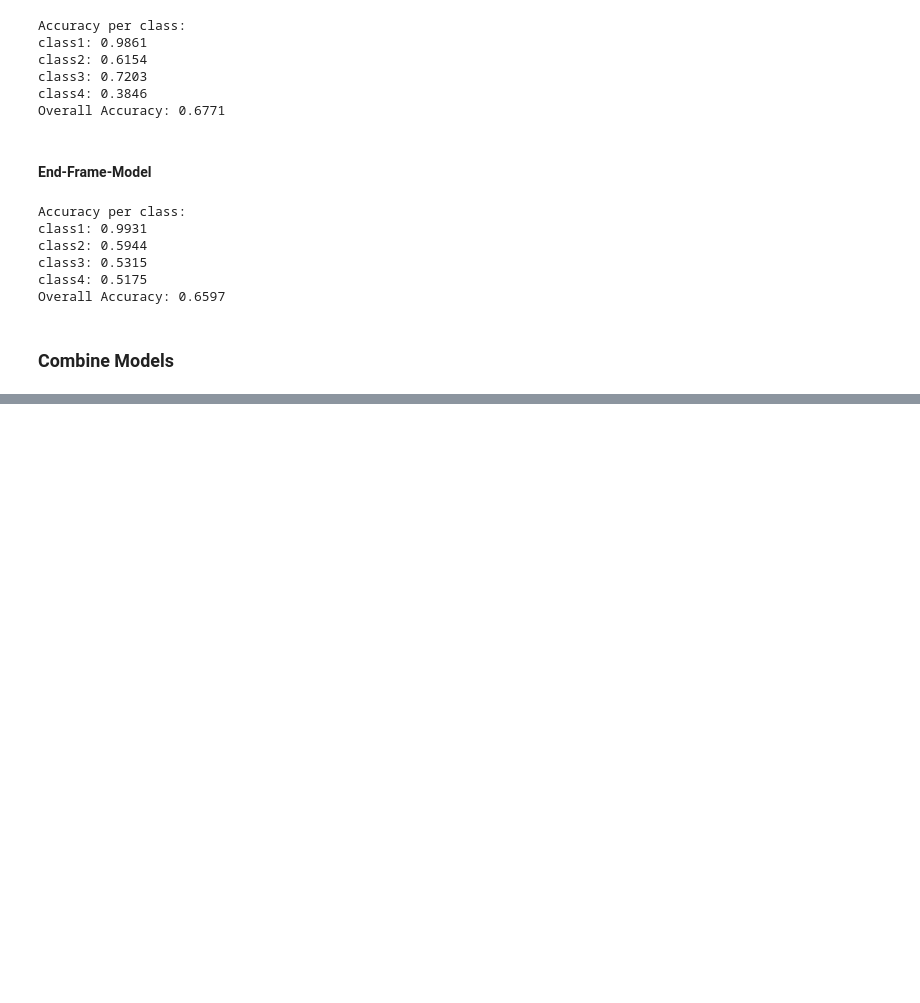
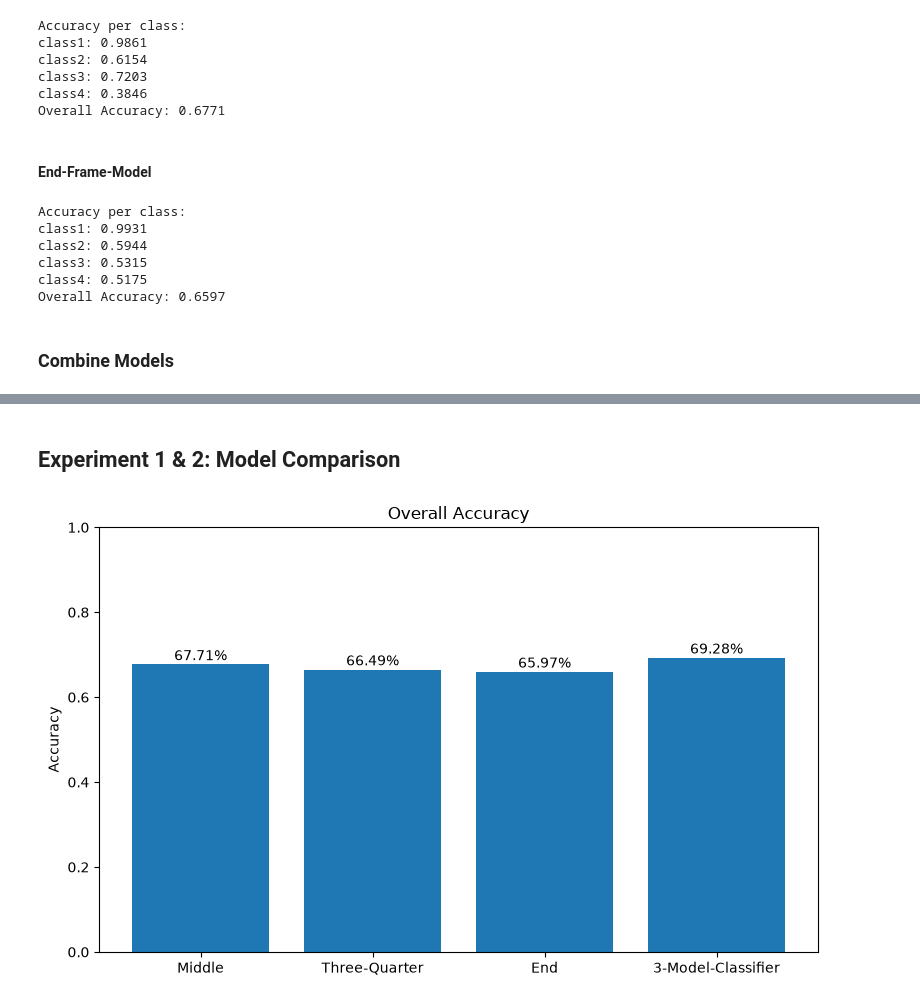
Before and after one commit to mschl7/action_recognition, a Jupyter notebook: main.ipynb, the cells around one changed output, grey strips where cells are left out. Cells and saved outputs as stored; diff of their text form; code cells hidden in the pictures; blank space fills up the shorter version.

```diff
--- a/main.ipynb
+++ b/main.ipynb
@@ -206,7 +208,7 @@ optimizer.load_state_dict(checkpoint["optimizer_model_three_quarter_state_dict"]
 model_three_quarter.to(device)
 
 #evaluate
-acc_classes_three_quarter, acc_total__three_quarter = evaluate_model(model_three_quarter, test_loader_three_quarter, device)
+acc_classes_three_quarter, acc_total_three_quarter = evaluate_model(model_three_quarter, test_loader_three_quarter, device)
 # %% [output]
 Accuracy per class:
 class1: 0.9861
@@ -261,7 +263,7 @@ optimizer.load_state_dict(checkpoint["optimizer_middle_state_dict"])
 model_middle.to(device)
 
 #evaluate
-acc_classes_middle, acc_total__middle = evaluate_model(model_middle, test_loader_middle, device)
+acc_classes_middle, acc_total_middle = evaluate_model(model_middle, test_loader_middle, device)
 # %% [output]
 Accuracy per class:
 class1: 0.9861
@@ -313,7 +315,7 @@ optimizer.load_state_dict(checkpoint["optimizer_end_state_dict"])
 model_end.to(device)
 
 #evaluate
-acc_classes_end, acc_total__end = evaluate_model(model_end, test_loader_end, device)
+acc_classes_end, acc_total_end = evaluate_model(model_end, test_loader_end, device)
 # %% [output]
 Accuracy per class:
 class1: 0.9931
@@ -420,0 +478,31 @@ True Label: class2
+# %% [markdown]
+## Experiment 1 & 2: Model Comparison
+# %%
+models = ["Middle","Three-Quarter","End", "3-Model-Classifier"]
+total_acc = [
+    acc_total_middle,
+    acc_total_three_quarter,
+    acc_total_end,
+    acc_3_model
+]
+
+plt.figure(figsize=(8, 5))
+bars = plt.bar(models, total_acc)
+
+plt.ylabel("Accuracy")
+plt.title("Overall Accuracy")
+plt.ylim(0, 1)
+
+# Add values above bars
+for bar, acc in zip(bars, total_acc):
+    plt.text(
+        bar.get_x() + bar.get_width() / 2,
+        bar.get_height() + 0.01,
+        f"{acc:.2%}",
+        ha="center"
+    )
+
+plt.tight_layout()
+plt.show()
+# %% [output]
+[figure, added]
```
Also changed, not shown: parts of 5 cells of this notebook.
